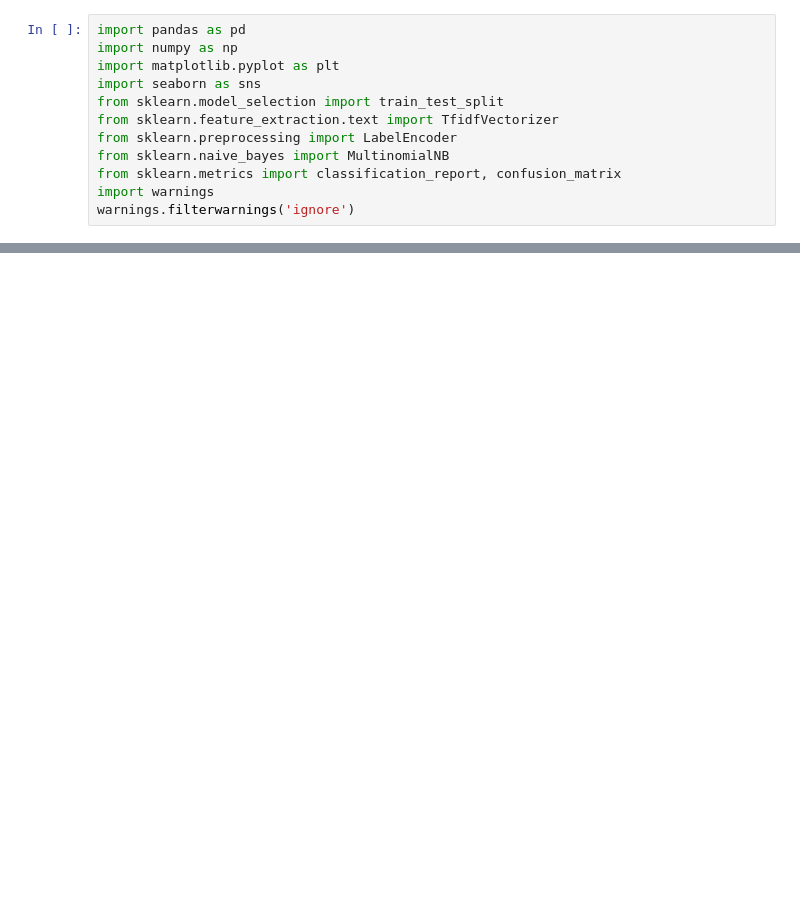
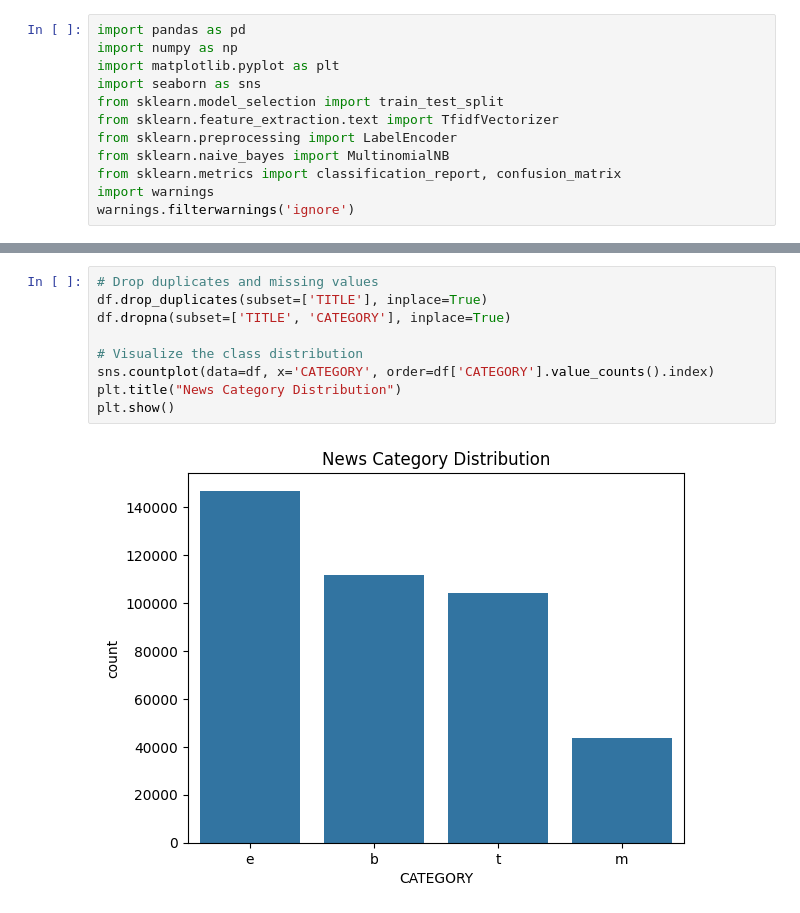
Before and after one commit to arifhaidari/AI_Engineering_With_SageMaker, a Jupyter notebook: notebooks/n1_multinomial_nb.ipynb, the cells around one changed output, grey strips where cells are left out. Cells and saved outputs as stored; diff of their text form; blank space fills up the shorter version.

```diff
--- a/notebooks/n1_multinomial_nb.ipynb
+++ b/notebooks/n1_multinomial_nb.ipynb
@@ -27,0 +33,11 @@ df.head()
+# %%
+# Drop duplicates and missing values
+df.drop_duplicates(subset=['TITLE'], inplace=True)
+df.dropna(subset=['TITLE', 'CATEGORY'], inplace=True)
+
+# Visualize the class distribution
+sns.countplot(data=df, x='CATEGORY', order=df['CATEGORY'].value_counts().index)
+plt.title("News Category Distribution")
+plt.show()
+# %% [output]
+[figure, added]
```
Also changed, not shown: parts of 6 cells of this notebook.
